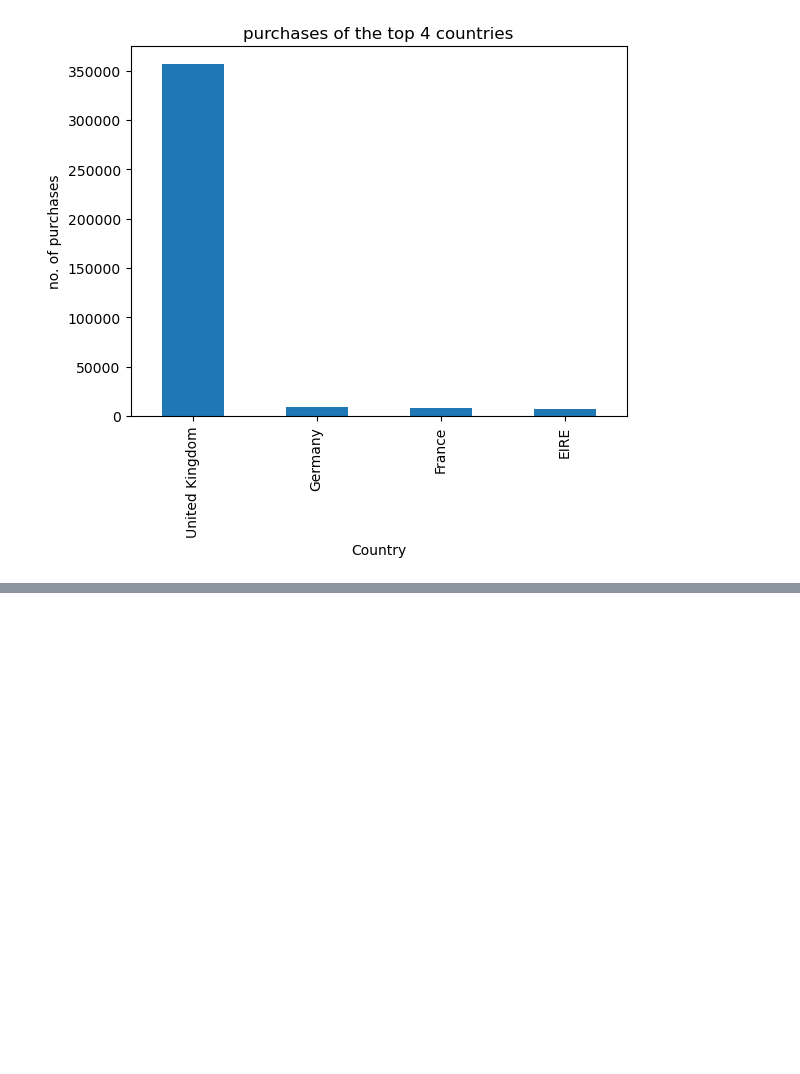
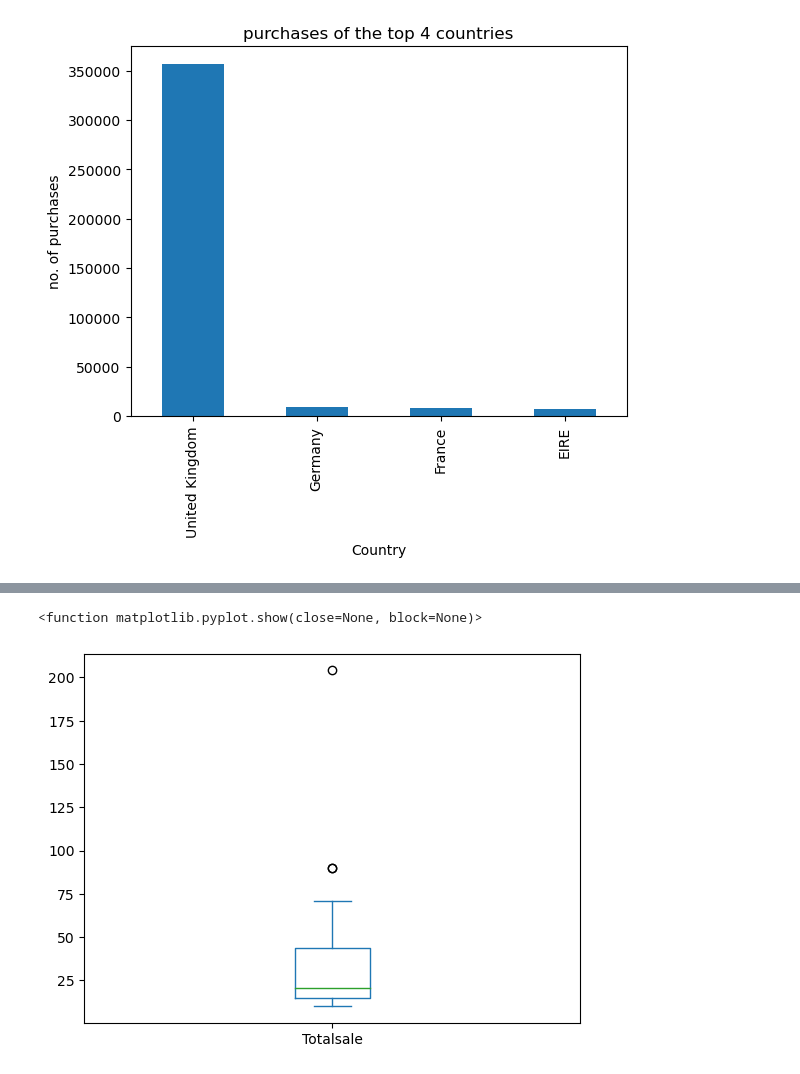
Before and after one commit to Nkoidila/learning_data_visualization, a Jupyter notebook: univariate_analysis.ipynb, the cells around one changed output, grey strips where cells are left out. Drawn from its saved outputs; the diff is of its cells as text; code cells hidden in the pictures; blank space fills up the shorter version.

```diff
--- a/univariate_analysis.ipynb
+++ b/univariate_analysis.ipynb
@@ -167,0 +183,11 @@ plt.show
+# %%
+#creating a box plot for total sales
+top50sales=df['Totalsale']
+top50sales=top50sales.head(50)
+
+
+top50sales.plot(kind='box')
+plt.show
+# %% [output]
+<function matplotlib.pyplot.show(close=None, block=None)>
+[figure, added]
```
Also changed, not shown: parts of 10 cells of this notebook.
